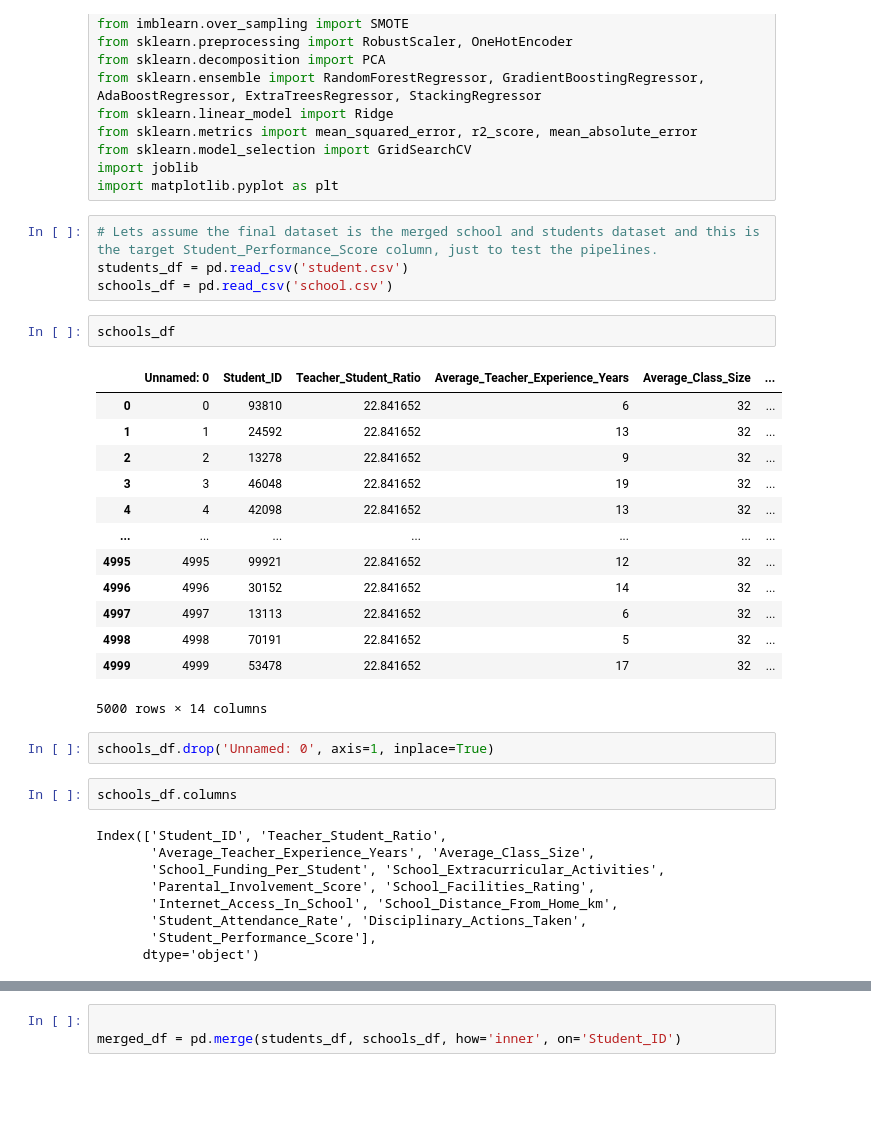
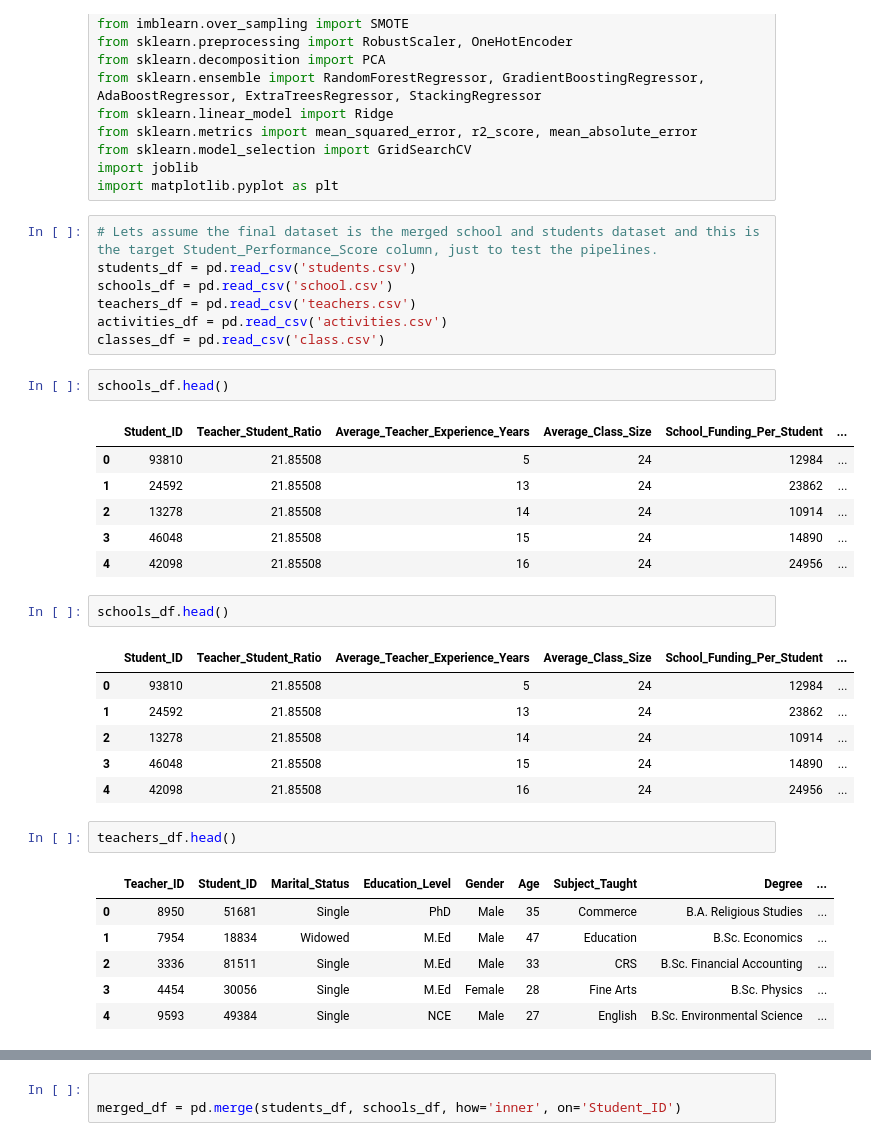
Before and after one commit to FunmilayoUde/DSNhackathon, a Jupyter notebook: DataFest/modeltraining.ipynb, the cells around one changed output, grey strips where cells are left out. Cells and saved outputs as stored; diff of their text form; blank space fills up the shorter version.

```diff
--- a/DataFest/modeltraining.ipynb
+++ b/DataFest/modeltraining.ipynb
@@ -18,34 +18,35 @@ import joblib
 import matplotlib.pyplot as plt
 # %%
 # Lets assume the final dataset is the merged school and students dataset and this is the target Student_Performance_Score column, just to test the pipelines.
-students_df = pd.read_csv('student.csv')
+students_df = pd.read_csv('students.csv')
 schools_df = pd.read_csv('school.csv')
+teachers_df = pd.read_csv('teachers.csv')
+activities_df = pd.read_csv('activities.csv')
+classes_df = pd.read_csv('class.csv')
 # %%
-schools_df
+schools_df.head()
 # %% [output]
-|  | Unnamed: 0 | Student_ID | Teacher_Student_Ratio | Average_Teacher_Experience_Years | Average_Class_Size | ... |
-| 0 | 0 | 93810 | 22.841652 | 6 | 32 | ... |
-| 1 | 1 | 24592 | 22.841652 | 13 | 32 | ... |
-| 2 | 2 | 13278 | 22.841652 | 9 | 32 | ... |
-| 3 | 3 | 46048 | 22.841652 | 19 | 32 | ... |
-| 4 | 4 | 42098 | 22.841652 | 13 | 32 | ... |
-| ... | ... | ... | ... | ... | ... | ... |
-| 4995 | 4995 | 99921 | 22.841652 | 12 | 32 | ... |
-| 4996 | 4996 | 30152 | 22.841652 | 14 | 32 | ... |
-| 4997 | 4997 | 13113 | 22.841652 | 6 | 32 | ... |
-| 4998 | 4998 | 70191 | 22.841652 | 5 | 32 | ... |
-| 4999 | 4999 | 53478 | 22.841652 | 17 | 32 | ... |
+|  | Student_ID | Teacher_Student_Ratio | Average_Teacher_Experience_Years | Average_Class_Size | School_Funding_Per_Student | ... |
+| 0 | 93810 | 21.85508 | 5 | 24 | 12984 | ... |
+| 1 | 24592 | 21.85508 | 13 | 24 | 23862 | ... |
+| 2 | 13278 | 21.85508 | 14 | 24 | 10914 | ... |
+| 3 | 46048 | 21.85508 | 15 | 24 | 14890 | ... |
+| 4 | 42098 | 21.85508 | 16 | 24 | 24956 | ... |
-5000 rows × 14 columns
-# %%
-schools_df.drop('Unnamed: 0', axis=1, inplace=True)
 # %%
-schools_df.columns
+schools_df.head()
 # %% [output]
-Index(['Student_ID', 'Teacher_Student_Ratio',
-       'Average_Teacher_Experience_Years', 'Average_Class_Size',
-       'School_Funding_Per_Student', 'School_Extracurricular_Activities',
-       'Parental_Involvement_Score', 'School_Facilities_Rating',
-       'Internet_Access_In_School', 'School_Distance_From_Home_km',
-       'Student_Attendance_Rate', 'Disciplinary_Actions_Taken',
-       'Student_Performance_Score'],
-      dtype='object')
+|  | Student_ID | Teacher_Student_Ratio | Average_Teacher_Experience_Years | Average_Class_Size | School_Funding_Per_Student | ... |
+| 0 | 93810 | 21.85508 | 5 | 24 | 12984 | ... |
+| 1 | 24592 | 21.85508 | 13 | 24 | 23862 | ... |
+| 2 | 13278 | 21.85508 | 14 | 24 | 10914 | ... |
+| 3 | 46048 | 21.85508 | 15 | 24 | 14890 | ... |
+| 4 | 42098 | 21.85508 | 16 | 24 | 24956 | ... |
+# %%
+teachers_df.head()
+# %% [output]
+|  | Teacher_ID | Student_ID | Marital_Status | Education_Level | Gender | Age | Subject_Taught | Degree | ... |
+| 0 | 8950 | 51681 | Single | PhD | Male | 35 | Commerce | B.A. Religious Studies | ... |
+| 1 | 7954 | 18834 | Widowed | M.Ed | Male | 47 | Education | B.Sc. Economics | ... |
+| 2 | 3336 | 81511 | Single | M.Ed | Male | 33 | CRS | B.Sc. Financial Accounting | ... |
+| 3 | 4454 | 30056 | Single | M.Ed | Female | 28 | Fine Arts | B.Sc. Physics | ... |
+| 4 | 9593 | 49384 | Single | NCE | Male | 27 | English | B.Sc. Environmental Science | ... |
```
Also changed, not shown: parts of 37 cells of this notebook, 7 other files.
